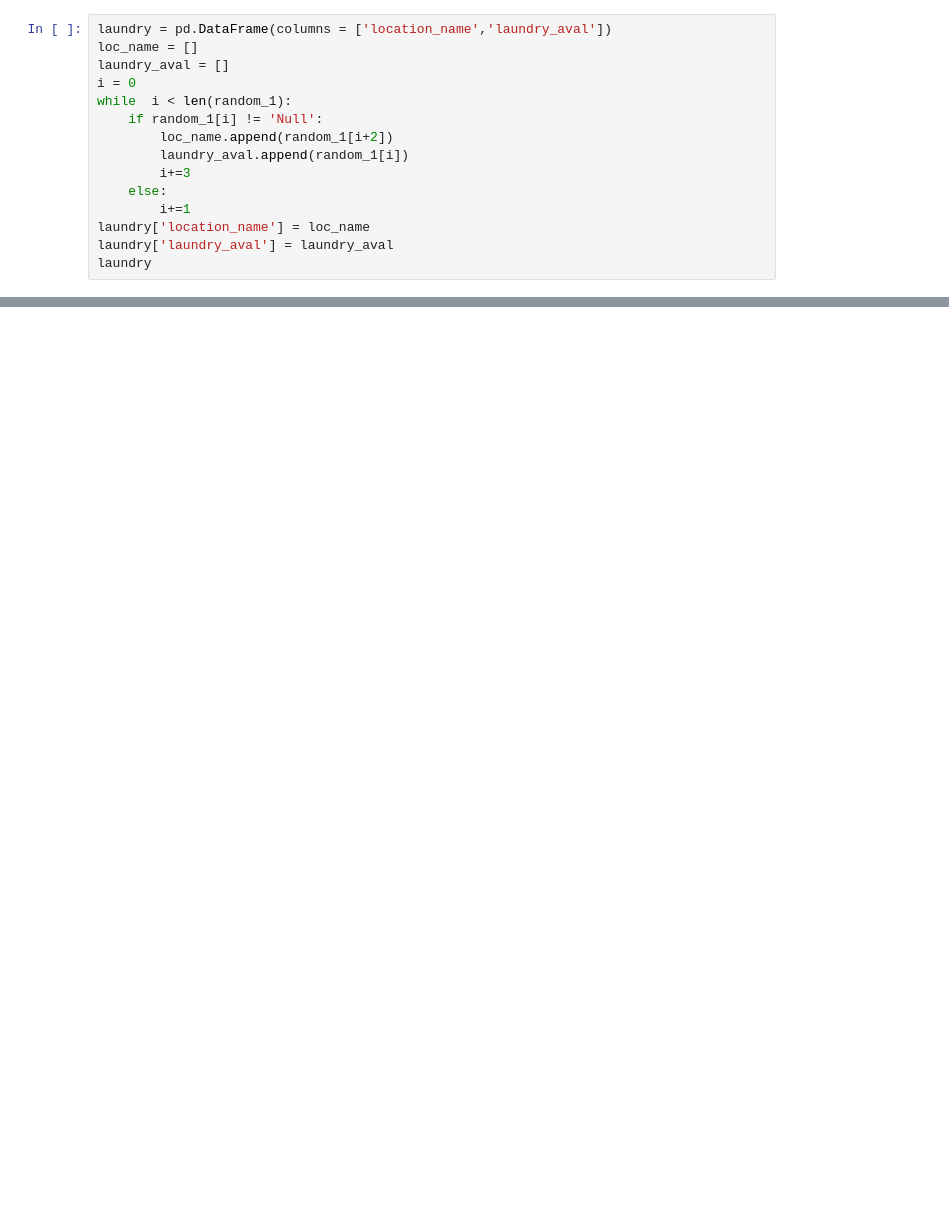
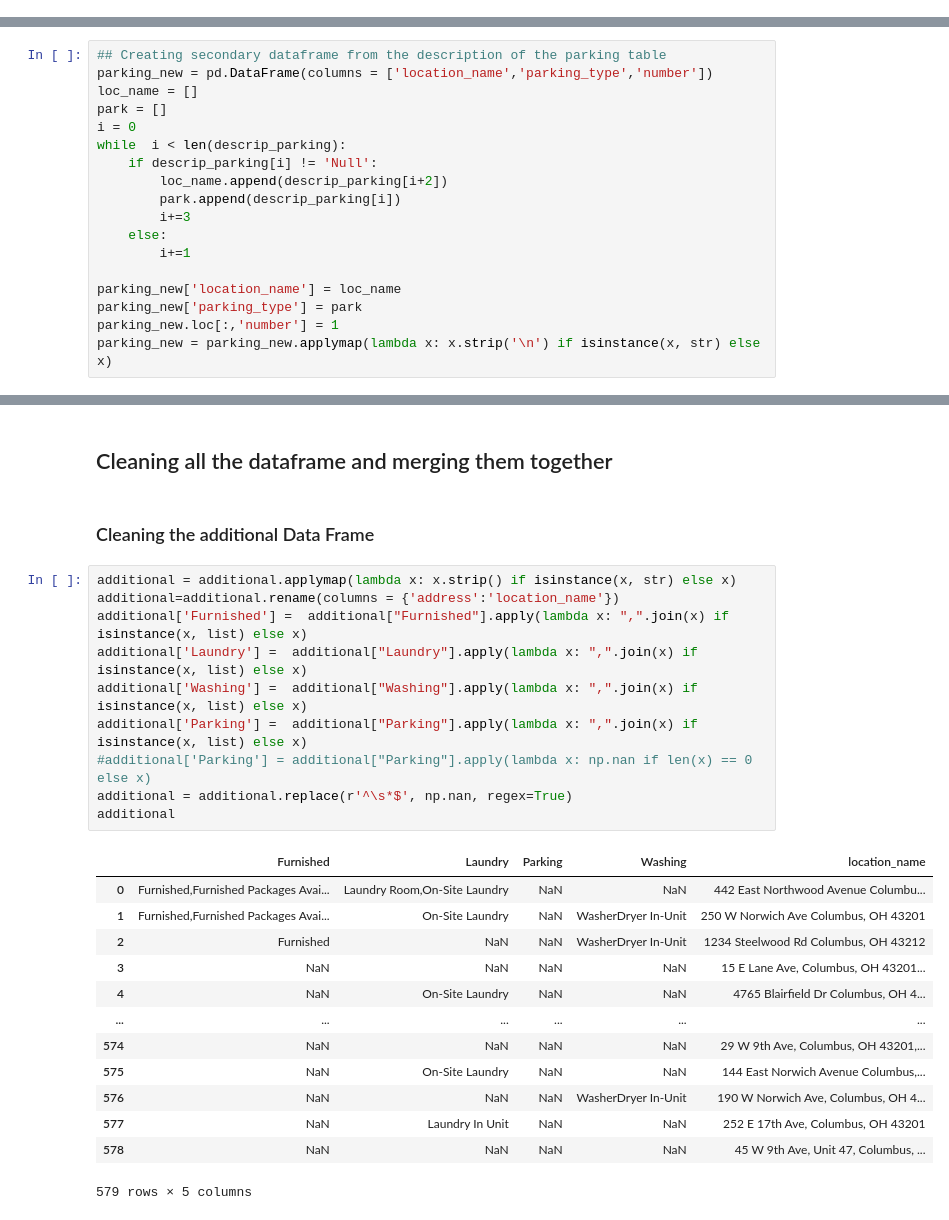
Before and after one commit to Kuriankkr/Ohio-State-Listings-Rent-Prediction-Model, a Jupyter notebook: Web_Scraping_1.ipynb, the cells around one changed output, grey strips where cells are left out. Drawn from its saved outputs; the diff is of its cells as text; blank space fills up the shorter version.

```diff
--- a/Web_Scraping_1.ipynb
+++ b/Web_Scraping_1.ipynb
@@ -321,15 +0,0 @@ pd.merge(units, parking, on='location_name', how='outer')
-# %%
-laundry = pd.DataFrame(columns = ['location_name','laundry_aval'])
-loc_name = []
-laundry_aval = []
-i = 0
-while  i < len(random_1):
-    if random_1[i] != 'Null':
-        loc_name.append(random_1[i+2])
-        laundry_aval.append(random_1[i])
-        i+=3
-    else:
-        i+=1
-laundry['location_name'] = loc_name
-laundry['laundry_aval'] = laundry_aval
-laundry
@@ -595,0 +246,18 @@ merged
+# %%
+## Creating secondary dataframe from the description of the parking table
+parking_new = pd.DataFrame(columns = ['location_name','parking_type','number'])
+loc_name = []
+park = []
+i = 0
+while  i < len(descrip_parking):
+    if descrip_parking[i] != 'Null':
+        loc_name.append(descrip_parking[i+2])
+        park.append(descrip_parking[i])
+        i+=3
+    else:
+        i+=1
+
+parking_new['location_name'] = loc_name
+parking_new['parking_type'] = park
+parking_new.loc[:,'number'] = 1
+parking_new = parking_new.applymap(lambda x: x.strip('\n') if isinstance(x, str) else x)
@@ -595,0 +332,28 @@ merged
+# %% [markdown]
+## Cleaning all the dataframe and merging them together
+# %% [markdown]
+###  Cleaning the additional Data Frame
+# %%
+additional = additional.applymap(lambda x: x.strip() if isinstance(x, str) else x)
+additional=additional.rename(columns = {'address':'location_name'})
+additional['Furnished'] =  additional["Furnished"].apply(lambda x: ",".join(x) if isinstance(x, list) else x)
+additional['Laundry'] =  additional["Laundry"].apply(lambda x: ",".join(x) if isinstance(x, list) else x)
+additional['Washing'] =  additional["Washing"].apply(lambda x: ",".join(x) if isinstance(x, list) else x)
+additional['Parking'] =  additional["Parking"].apply(lambda x: ",".join(x) if isinstance(x, list) else x)
+#additional['Parking'] = additional["Parking"].apply(lambda x: np.nan if len(x) == 0 else x)
+additional = additional.replace(r'^\s*$', np.nan, regex=True)
+additional
+# %% [output]
+|  | Furnished | Laundry | Parking | Washing | location_name |
+| 0 | Furnished,Furnished Packages Avai... | Laundry Room,On-Site Laundry | NaN | NaN | 442 East Northwood Avenue Columbu... |
+| 1 | Furnished,Furnished Packages Avai... | On-Site Laundry | NaN | WasherDryer In-Unit | 250 W Norwich Ave Columbus, OH 43201 |
+| 2 | Furnished | NaN | NaN | WasherDryer In-Unit | 1234 Steelwood Rd Columbus, OH 43212 |
+| 3 | NaN | NaN | NaN | NaN | 15 E Lane Ave, Columbus, OH 43201... |
+| 4 | NaN | On-Site Laundry | NaN | NaN | 4765 Blairfield Dr Columbus, OH 4... |
+| ... | ... | ... | ... | ... | ... |
+| 574 | NaN | NaN | NaN | NaN | 29 W 9th Ave, Columbus, OH 43201,... |
+| 575 | NaN | On-Site Laundry | NaN | NaN | 144 East Norwich Avenue Columbus,... |
+| 576 | NaN | NaN | NaN | WasherDryer In-Unit | 190 W Norwich Ave, Columbus, OH 4... |
+| 577 | NaN | Laundry In Unit | NaN | NaN | 252 E 17th Ave, Columbus, OH 43201 |
+| 578 | NaN | NaN | NaN | NaN | 45 W 9th Ave, Unit 47, Columbus, ... |
+579 rows × 5 columns
```
Also changed, not shown: parts of 93 cells of this notebook.
